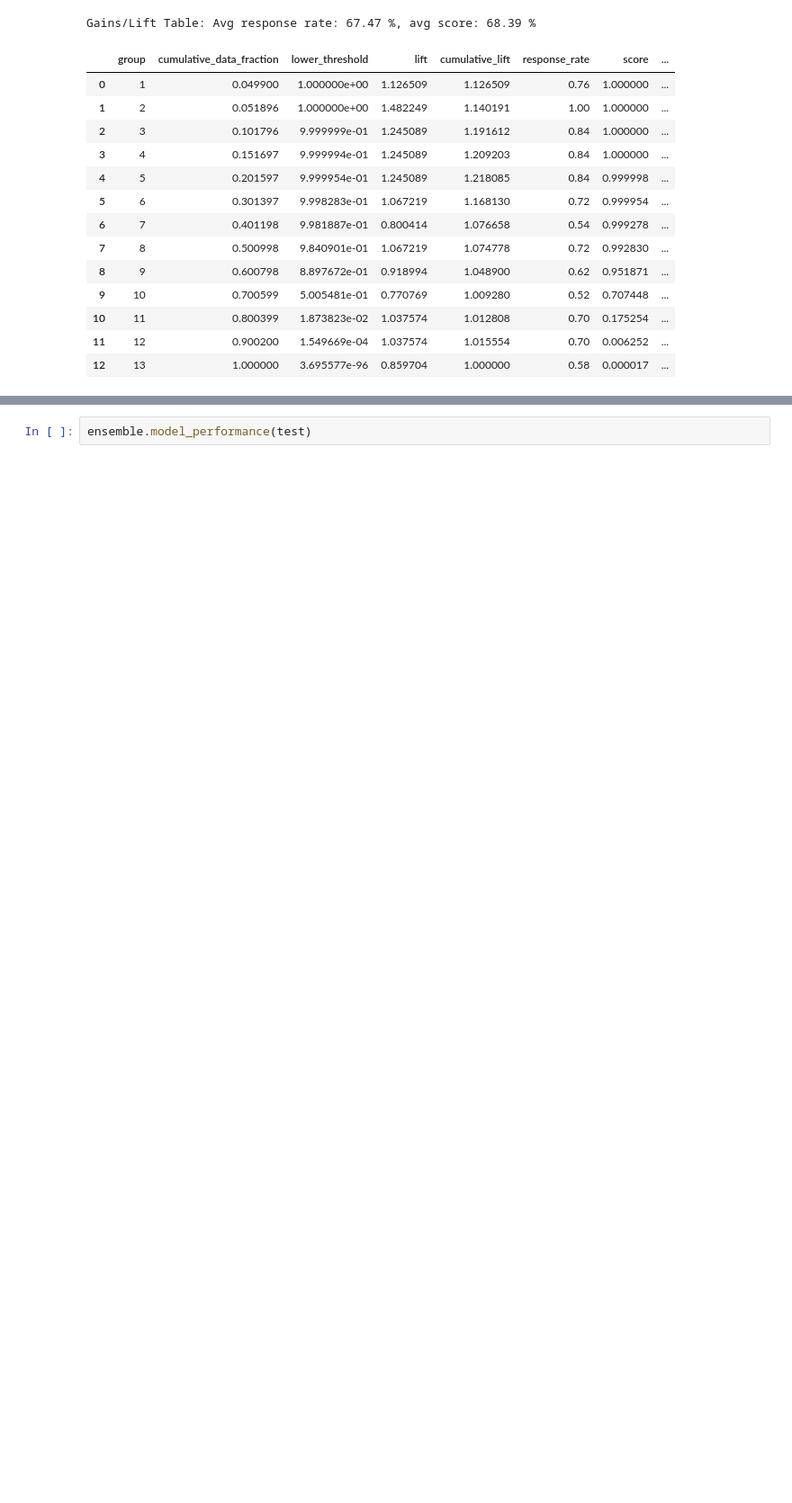
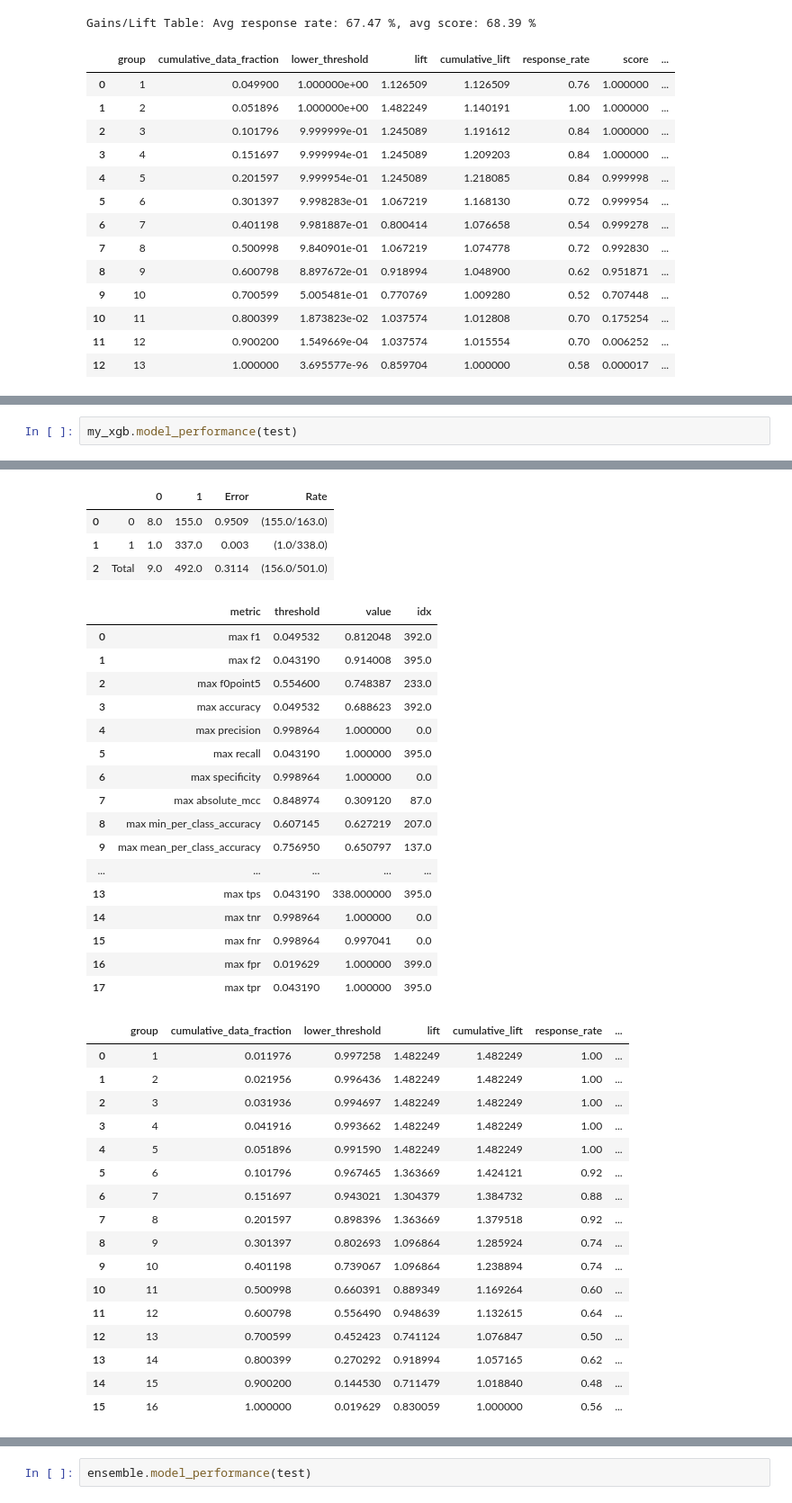
Before and after one commit to abhi18av/LJMU_Masters_Dissertation, a Jupyter notebook: src/notebooks/mono_resistance_model_development_h2o.ipynb, the cells around one changed output, grey strips where cells are left out. Shown at 90% size. Drawn from its saved outputs; the diff is of its cells as text; blank space fills up the shorter version.

```diff
--- a/src/notebooks/mono_resistance_model_development_h2o.ipynb
+++ b/src/notebooks/mono_resistance_model_development_h2o.ipynb
@@ -704,0 +549,3 @@ my_xgb.train(x=x, y=y, training_frame=train)
+# %%
+my_xgb.model_performance(test)
+# %% [output]
@@ -705,3 +568,41 @@ my_xgb.train(x=x, y=y, training_frame=train)
+|  |  | 0 | 1 | Error | Rate |
+| 0 | 0 | 8.0 | 155.0 | 0.9509 | (155.0/163.0) |
+| 1 | 1 | 1.0 | 337.0 | 0.003 | (1.0/338.0) |
+| 2 | Total | 9.0 | 492.0 | 0.3114 | (156.0/501.0) |
+|  | metric | threshold | value | idx |
+| 0 | max f1 | 0.049532 | 0.812048 | 392.0 |
+| 1 | max f2 | 0.043190 | 0.914008 | 395.0 |
+| 2 | max f0point5 | 0.554600 | 0.748387 | 233.0 |
+| 3 | max accuracy | 0.049532 | 0.688623 | 392.0 |
+| 4 | max precision | 0.998964 | 1.000000 | 0.0 |
+| 5 | max recall | 0.043190 | 1.000000 | 395.0 |
+| 6 | max specificity | 0.998964 | 1.000000 | 0.0 |
+| 7 | max absolute_mcc | 0.848974 | 0.309120 | 87.0 |
+| 8 | max min_per_class_accuracy | 0.607145 | 0.627219 | 207.0 |
+| 9 | max mean_per_class_accuracy | 0.756950 | 0.650797 | 137.0 |
+| ... | ... | ... | ... | ... |
+| 13 | max tps | 0.043190 | 338.000000 | 395.0 |
+| 14 | max tnr | 0.998964 | 1.000000 | 0.0 |
+| 15 | max fnr | 0.998964 | 0.997041 | 0.0 |
+| 16 | max fpr | 0.019629 | 1.000000 | 399.0 |
+| 17 | max tpr | 0.043190 | 1.000000 | 395.0 |
+|  |  | group | cumulative_data_fraction | lower_threshold | lift | cumulative_lift | response_rate | ... |
+| 0 |  | 1 | 0.011976 | 0.997258 | 1.482249 | 1.482249 | 1.00 | ... |
+| 1 |  | 2 | 0.021956 | 0.996436 | 1.482249 | 1.482249 | 1.00 | ... |
+| 2 |  | 3 | 0.031936 | 0.994697 | 1.482249 | 1.482249 | 1.00 | ... |
+| 3 |  | 4 | 0.041916 | 0.993662 | 1.482249 | 1.482249 | 1.00 | ... |
+| 4 |  | 5 | 0.051896 | 0.991590 | 1.482249 | 1.482249 | 1.00 | ... |
+| 5 |  | 6 | 0.101796 | 0.967465 | 1.363669 | 1.424121 | 0.92 | ... |
+| 6 |  | 7 | 0.151697 | 0.943021 | 1.304379 | 1.384732 | 0.88 | ... |
+| 7 |  | 8 | 0.201597 | 0.898396 | 1.363669 | 1.379518 | 0.92 | ... |
+| 8 |  | 9 | 0.301397 | 0.802693 | 1.096864 | 1.285924 | 0.74 | ... |
+| 9 |  | 10 | 0.401198 | 0.739067 | 1.096864 | 1.238894 | 0.74 | ... |
+| 10 |  | 11 | 0.500998 | 0.660391 | 0.889349 | 1.169264 | 0.60 | ... |
+| 11 |  | 12 | 0.600798 | 0.556490 | 0.948639 | 1.132615 | 0.64 | ... |
+| 12 |  | 13 | 0.700599 | 0.452423 | 0.741124 | 1.076847 | 0.50 | ... |
+| 13 |  | 14 | 0.800399 | 0.270292 | 0.918994 | 1.057165 | 0.62 | ... |
+| 14 |  | 15 | 0.900200 | 0.144530 | 0.711479 | 1.018840 | 0.48 | ... |
+| 15 |  | 16 | 1.000000 | 0.019629 | 0.830059 | 1.000000 | 0.56 | ... |
 # %%
 from h2o.estimators.stackedensemble import H2OStackedEnsembleEstimator
 
```
Also changed, not shown: parts of 21 cells of this notebook, 1 other file.
